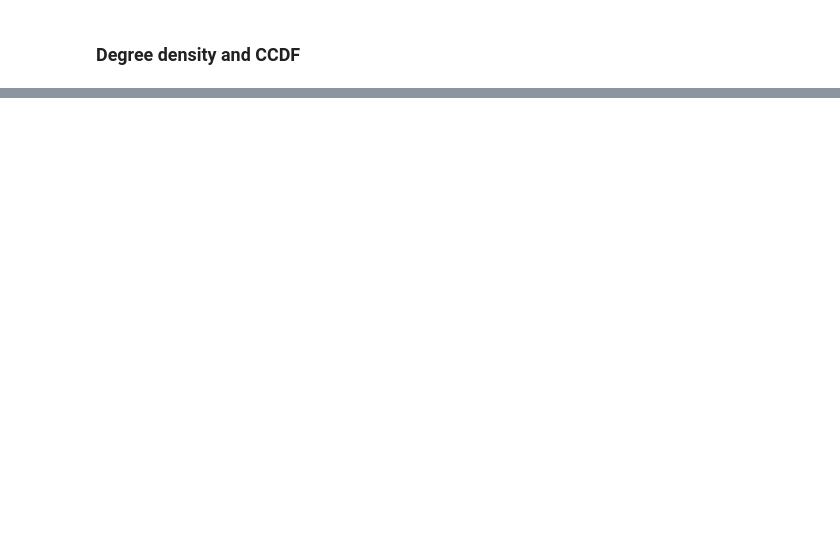
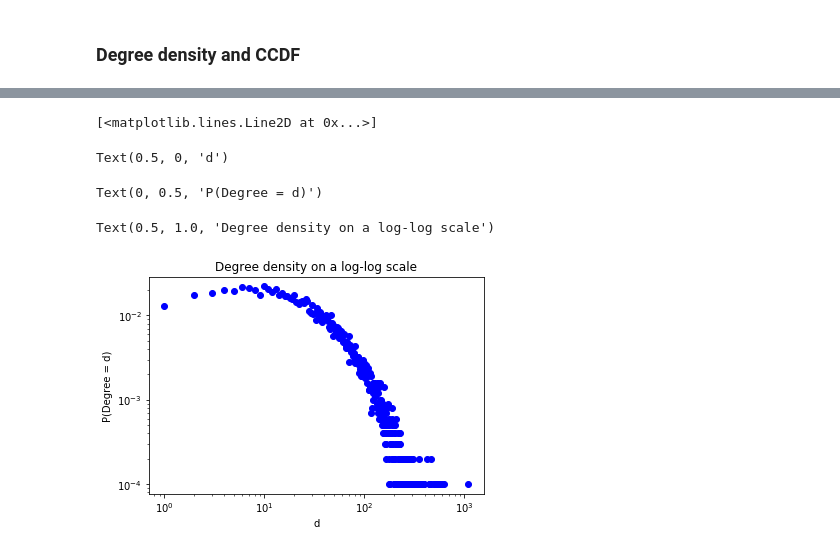
Before and after one commit to guglielmo84/cna_project, a Jupyter notebook: giant_component.ipynb, the cells around one changed output, grey strips where cells are left out. Drawn from its saved outputs; the diff is of its cells as text; code cells hidden in the pictures; blank space fills up the shorter version.

```diff
--- a/giant_component.ipynb
+++ b/giant_component.ipynb
@@ -338,0 +256,12 @@ IGRAPH UNW- 43953 262631 --
+# %%
+# Degree density on a loglog scale
+plt.loglog(dd_h_bins[:-1], dd_h, 'bo')
+plt.xlabel("d")
+plt.ylabel("P(Degree = d)")
+plt.title("Degree density on a log-log scale")
+# %% [output]
+[<matplotlib.lines.Line2D at 0x...>]
+Text(0.5, 0, 'd')
+Text(0, 0.5, 'P(Degree = d)')
+Text(0.5, 1.0, 'Degree density on a log-log scale')
+[figure, added]
```
Also changed, not shown: parts of 16 cells of this notebook.
